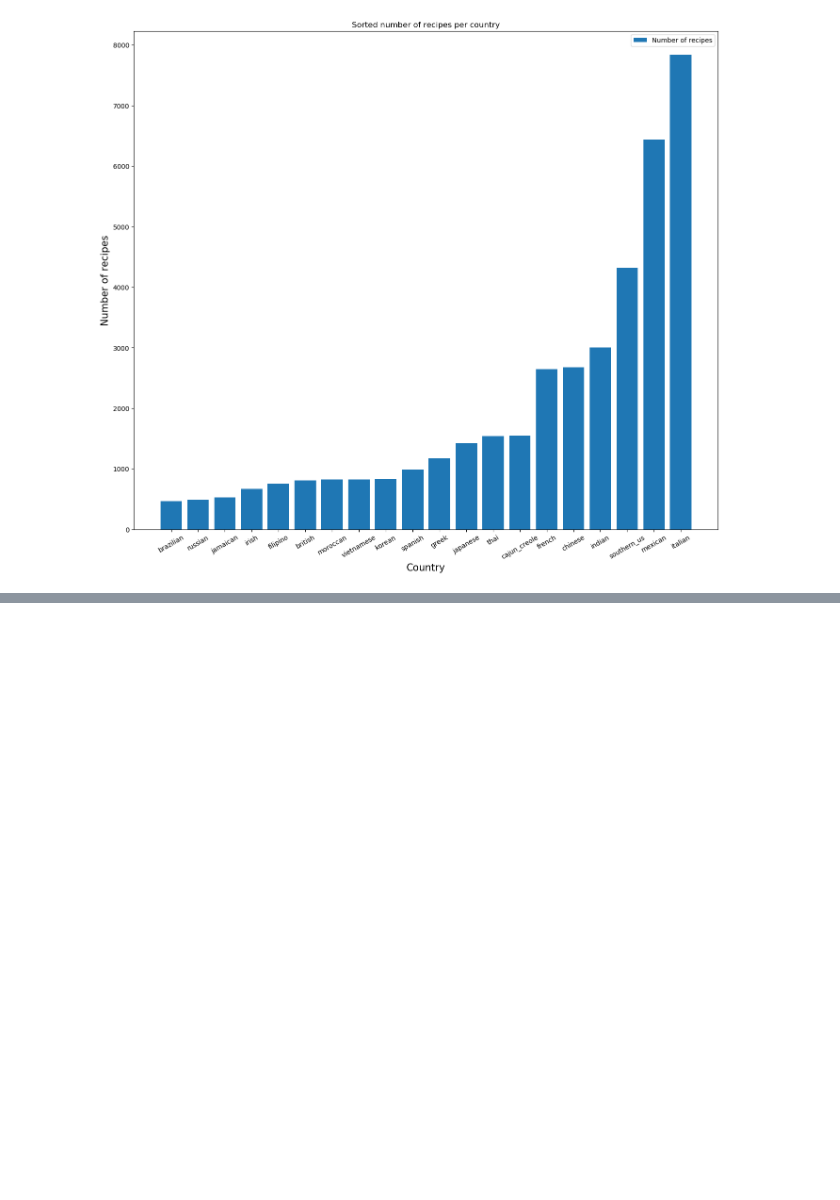
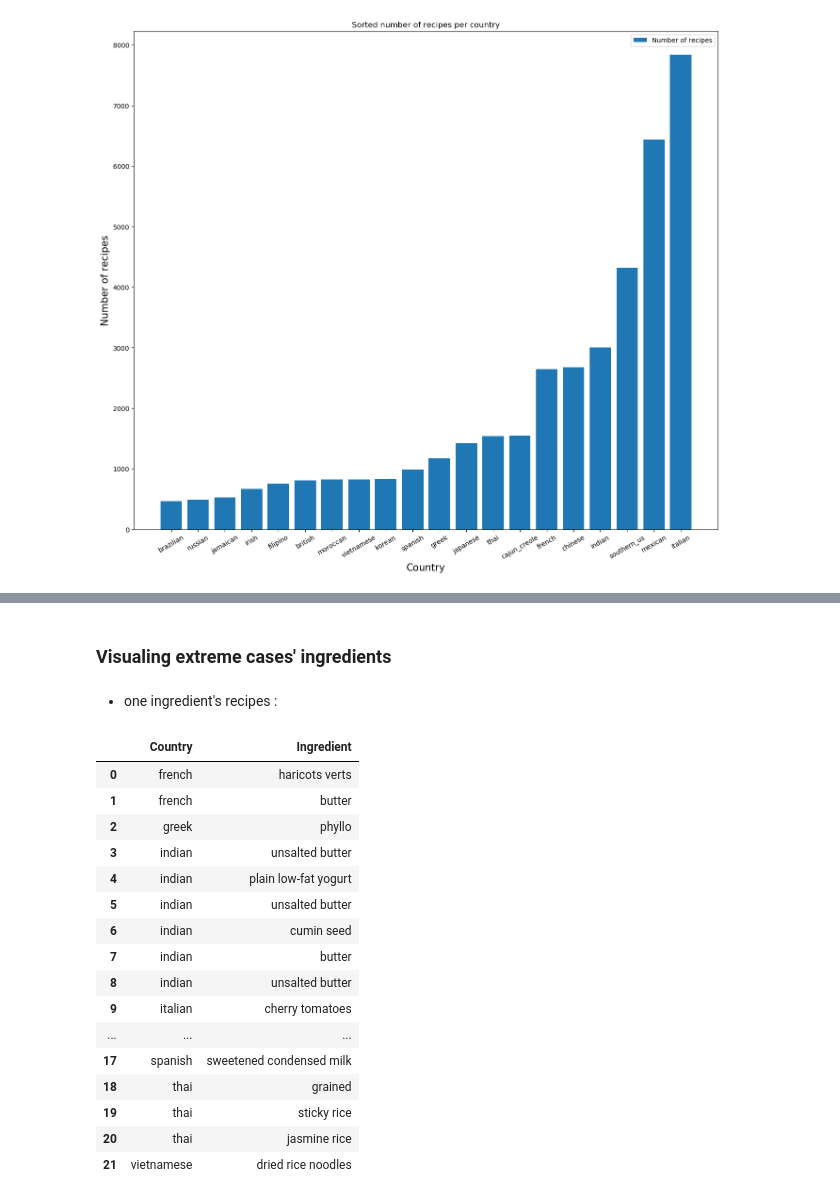
Before and after one commit to khalidBoufelfel/Whatscooking, a Jupyter notebook: Whats_cooking.ipynb, the cells around one changed output, grey strips where cells are left out. Cells and saved outputs as stored; diff of their text form; code cells hidden in the pictures; blank space fills up the shorter version.

```diff
--- a/Whats_cooking.ipynb
+++ b/Whats_cooking.ipynb
@@ -209,0 +215,30 @@ plt.show()
+# %% [markdown]
+### Visualing extreme cases' ingredients
+# %% [markdown]
+- one ingredient's recipes :
+# %%
+ingredients_set = traindf.ingredients
+countries = traindf.cuisine
+df_one_ingredient = []
+for ingredients, country in zip(ingredients_set, countries) :
+    if len(ingredients) == 1 :
+        df_one_ingredient.append((country, ingredients[0]))
+pd.DataFrame(df_one_ingredient, columns=['Country', 'Ingredient']).sort_values(by='Country').reset_index(drop= True)
+# %% [output]
+|  | Country | Ingredient |
+| 0 | french | haricots verts |
+| 1 | french | butter |
+| 2 | greek | phyllo |
+| 3 | indian | unsalted butter |
+| 4 | indian | plain low-fat yogurt |
+| 5 | indian | unsalted butter |
+| 6 | indian | cumin seed |
+| 7 | indian | butter |
+| 8 | indian | unsalted butter |
+| 9 | italian | cherry tomatoes |
+| ... | ... | ... |
+| 17 | spanish | sweetened condensed milk |
+| 18 | thai | grained |
+| 19 | thai | sticky rice |
+| 20 | thai | jasmine rice |
+| 21 | vietnamese | dried rice noodles |
```
Also changed, not shown: parts of 5 cells of this notebook.
